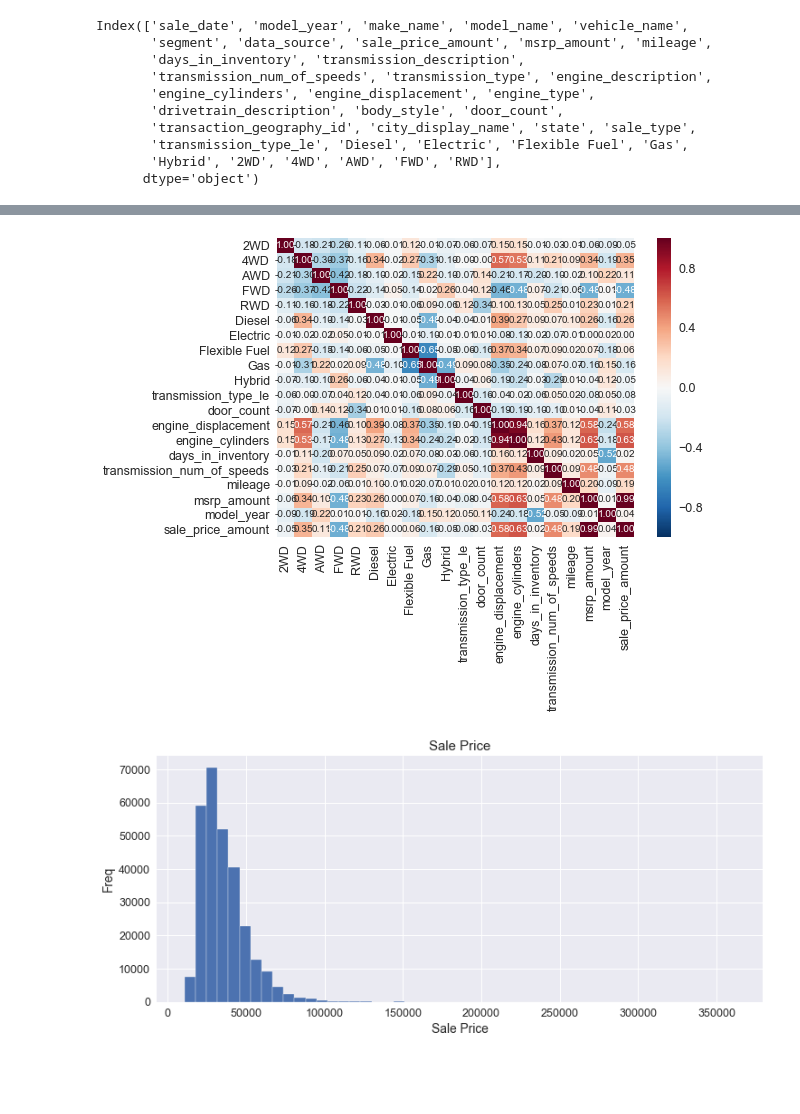
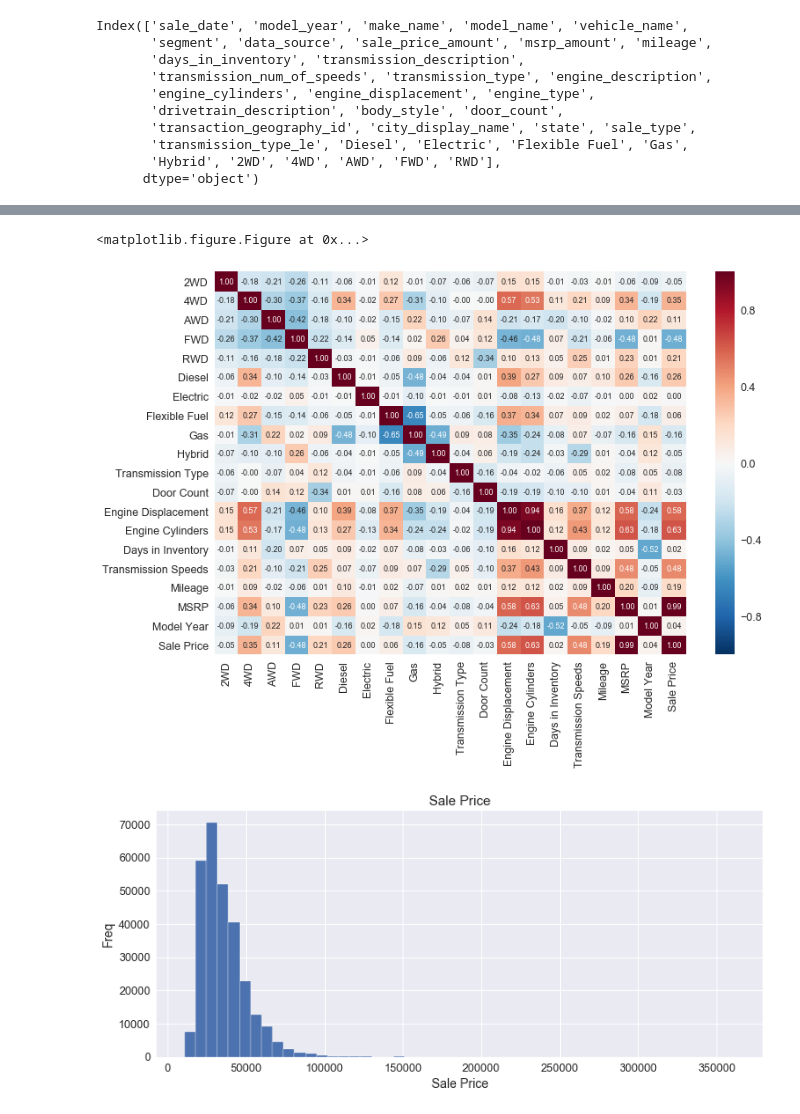
Before and after one commit to chaosem/Data-Science-Career-Track, a Jupyter notebook: Capstone Project/Predicting Vehicle Sale Price.ipynb, the cells around one changed output, grey strips where cells are left out. Cells and saved outputs as stored; diff of their text form; code cells hidden in the pictures; blank space fills up the shorter version.

```diff
--- a/Capstone Project/Predicting Vehicle Sale Price.ipynb
+++ b/Capstone Project/Predicting Vehicle Sale Price.ipynb
@@ -252,20 +252,26 @@ sale_price_amount               int32
 dtype: object
 # %%
 df.sale_price_amount = df.sale_price_amount.astype(int)
+# %%
+new_cols = ['2WD', '4WD', 'AWD', 'FWD', 'RWD','Diesel','Electric','Flexible Fuel', 'Gas',
+            'Hybrid','Transmission Type', 'Door Count', 'Engine Displacement', 'Engine Cylinders',
+            'Days in Inventory', 'Transmission Speeds','Mileage', 'MSRP', 'Model Year', 'Sale Price']
 # %%
 cm = np.corrcoef(df[cols].values.T)
 sns.set(font_scale=1.25)
+plt.figure(figsize=(12,8))
 hm = sns.heatmap(cm,
                 cbar=True,
                 annot=True,
                 fmt='.2f',
-                annot_kws={'size': 10},
-                yticklabels=cols,
-                xticklabels=cols)
-fig = hm.get_figure()
-fig.savefig("correlation_matrix.png", bbox_inches='tight')
+                annot_kws={'size': 9},
+                yticklabels=new_cols,
+                xticklabels=new_cols)
+#fig = hm.get_figure()
+#fig.savefig("correlation_matrix.png", bbox_inches='tight')
 # %% [output]
+<matplotlib.figure.Figure at 0x...>
-[figure, old version]
+[figure, new version]
 # %%
 fig, ax = plt.subplots(figsize=(12,5))
 
```
Also changed, not shown: parts of 6 cells of this notebook, 10 other files.
